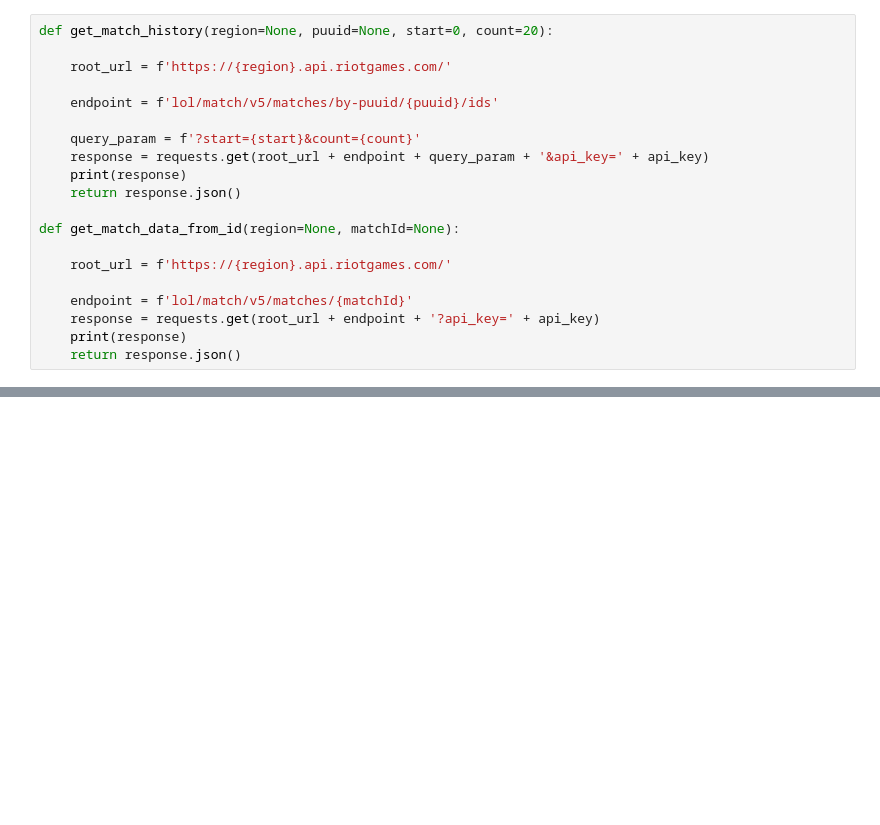
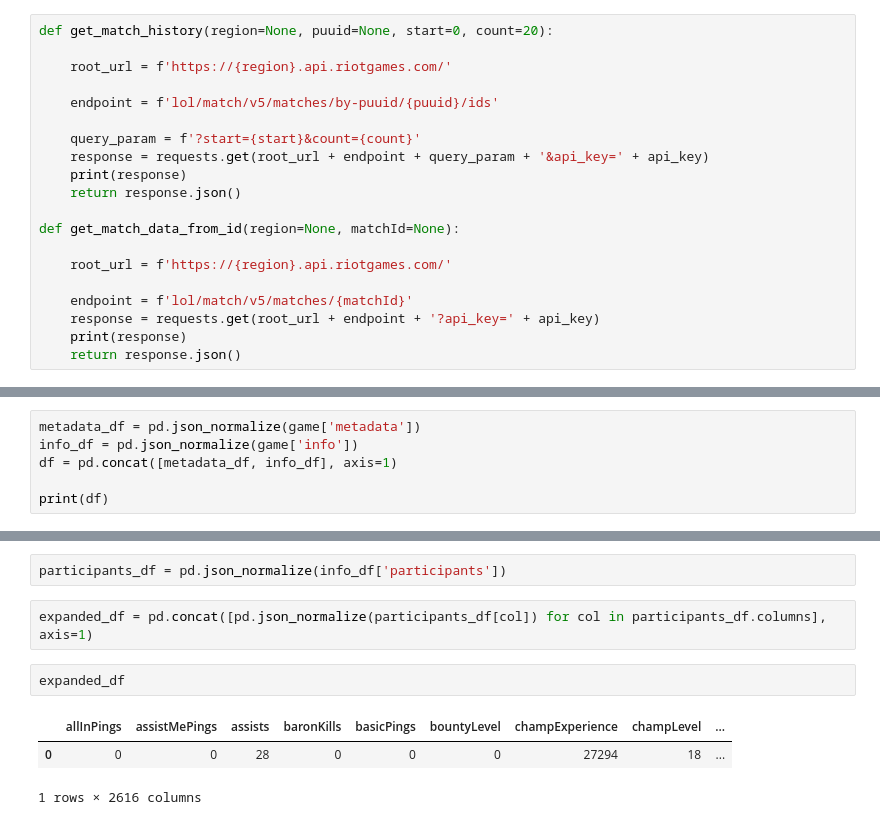
Before and after one commit to Alfonso-wav/riot_games_api, a Jupyter notebook: src/explore.ipynb, the cells around one changed output, grey strips where cells are left out. Drawn from its saved outputs; the diff is of its cells as text; blank space fills up the shorter version.

```diff
--- a/src/explore.ipynb
+++ b/src/explore.ipynb
@@ -93,0 +98,6 @@ game = get_match_data_from_id(region=region, matchId='EUW1_6853122217')
+# %%
+metadata_df = pd.json_normalize(game['metadata'])
+info_df = pd.json_normalize(game['info'])
+df = pd.concat([metadata_df, info_df], axis=1)
+
+print(df)
@@ -93,0 +125,10 @@ game = get_match_data_from_id(region=region, matchId='EUW1_6853122217')
+# %%
+participants_df = pd.json_normalize(info_df['participants'])
+# %%
+expanded_df = pd.concat([pd.json_normalize(participants_df[col]) for col in participants_df.columns], axis=1)
+# %%
+expanded_df
+# %% [output]
+|  | allInPings | assistMePings | assists | baronKills | basicPings | bountyLevel | champExperience | champLevel | ... |
+| 0 | 0 | 0 | 28 | 0 | 0 | 0 | 27294 | 18 | ... |
+1 rows × 2616 columns
```
Also changed, not shown: parts of 6 cells of this notebook.
